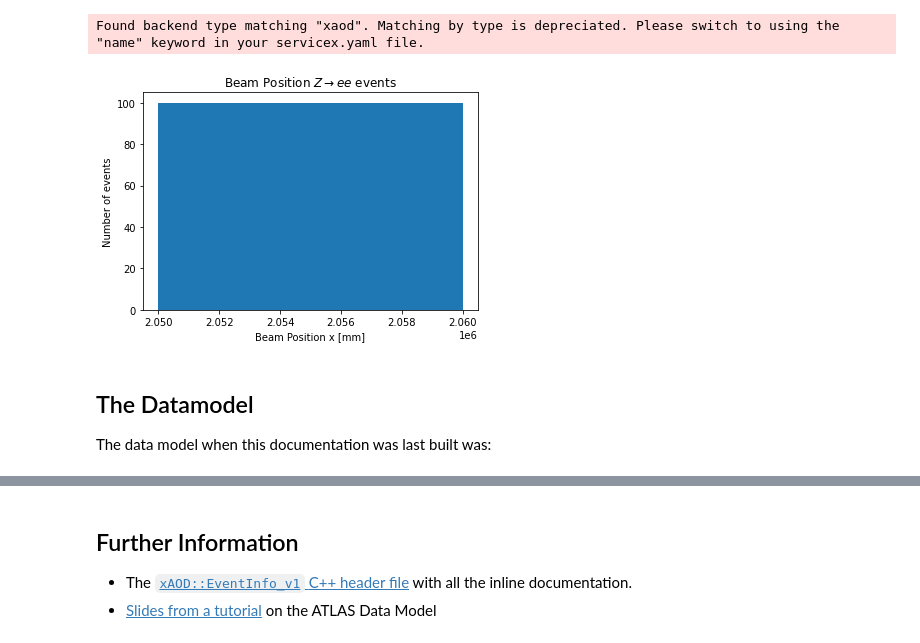
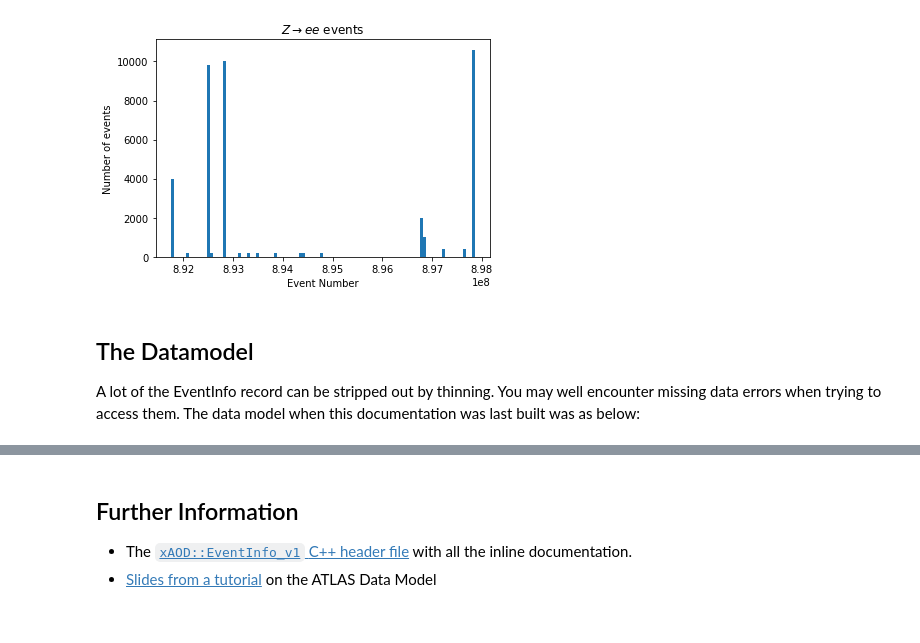
Before and after one commit to gordonwatts/xaod_usage, a Jupyter notebook: _sources/chapters/eventinfo.ipynb, the cells around one changed output, grey strips where cells are left out. Saved outputs shown, nothing was run; the diff lists cells and outputs as text; code cells hidden in the pictures.

Commit message:
Update documentation

```diff
--- a/_sources/chapters/eventinfo.ipynb
+++ b/_sources/chapters/eventinfo.ipynb
@@ -9,24 +14,19 @@ from config import rucio_zee_r21_mc, xAODLocalTyped, local_xaod_path
-# %%
-# ds = SXDSAtlasxAODR21(rucio_zee_r21_mc, backend='dev_xaod')
-ds = xAODLocalTyped(local_xaod_path)
-# %% [output]
-Found backend type matching "xaod". Matching by type is depreciated. Please switch to using the "name" keyword in your servicex.yaml file.
 # %%
 events = (ds
         .Select(lambda e: e.EventInfo("EventInfo").eventNumber())
-        .AsAwkwardArray('b_x')
+        .AsAwkwardArray('evt_number')
         .value())
 # %%
-plt.hist(events.b_x, bins=100)
-plt.xlabel('Beam Position x [mm]')
+plt.hist(events.evt_number, bins=100)
+plt.xlabel('Event Number')
 plt.ylabel('Number of events')
-_ = plt.title('Beam Position $Z\\rightarrow ee$ events')
+_ = plt.title(r'$Z\rightarrow ee$ events')
 # %% [output]
-[figure, old version]
+[figure, new version]
 # %% [markdown]
 ## The Datamodel
 
-The data model when this documentation was last built was:
+A lot of the EventInfo record can be stripped out by thinning. You may well encounter missing data errors when trying to access them. The data model when this documentation was last built was as below:
 # %%
 from func_adl_servicex_xaodr21.xAOD.eventinfo_v1 import EventInfo_v1
 help(EventInfo_v1)
```
Also changed, not shown: parts of 3 cells of this notebook, 41 other files.
